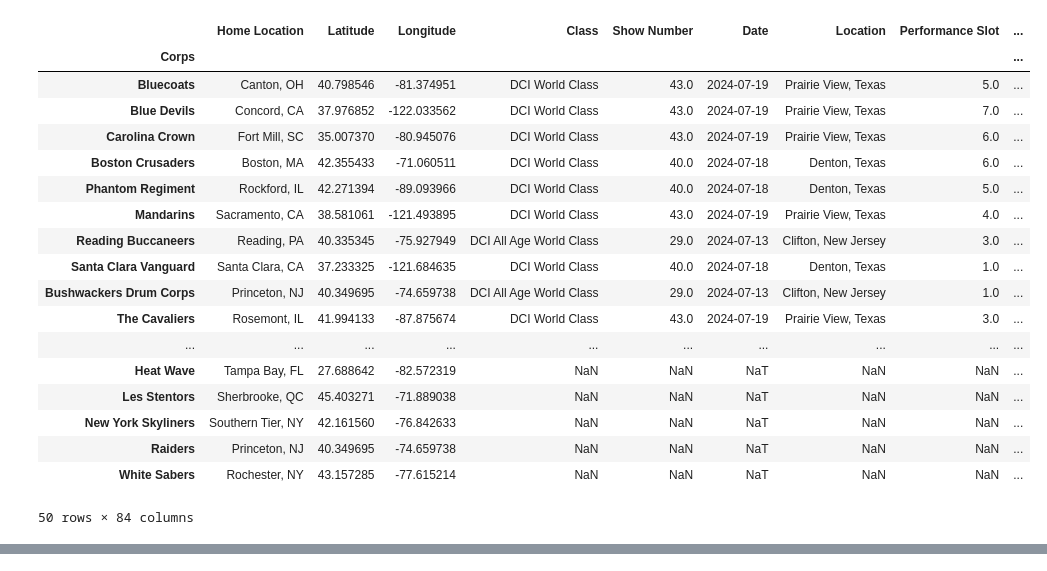
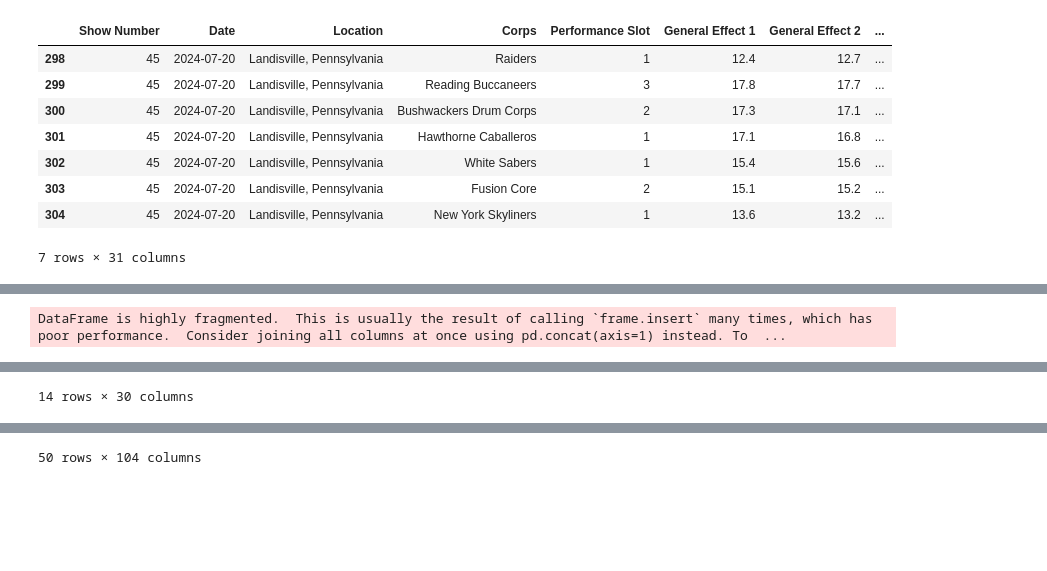
Before and after one commit to notromanramirez/dci-2024, a Jupyter notebook: dci2024.ipynb, the cells around one changed output, grey strips where cells are left out. Cells and saved outputs as stored; diff of their text form; code cells hidden in the pictures; blank space fills up the shorter version.

```diff
--- a/dci2024.ipynb
+++ b/dci2024.ipynb
@@ -220,5 +157,8 @@ day_of_season = (pd.Timestamp(today) - scores_table['Date'].min()).days
 # %%
 # determine difference in score by comp
+
+today = datetime.date.today()
+day_of_season = (pd.Timestamp(today) - scores_table['Date'].min()).days
 
 growth_fit_xab = lambda x,a,b: (a * x) + b
 
@@ -229,6 +169,7 @@ scores_table_rate.iloc[:,5:] = 0.0
 
 for corps in set(scores_table['Corps']):
     scores_table_corps = scores_table.loc[scores_table['Corps'] == corps]
+    # display(scores_table_corps)
     scores_table_diff_corps = scores_table_diff.loc[scores_table_diff['Corps'] == corps]
     scores_table_rate_corps = scores_table_rate.loc[scores_table_rate['Corps'] == corps]
 
@@ -299,11 +240,11 @@ for corps in set(scores_table['Corps']):
 
     corps_table.loc[corps, 'Best Music'] = ['Brass', 'Percussion'][int(corps_table.loc[corps, 'Average Normal Brass'] < corps_table.loc[corps, 'Average Normal Percussion'])] if corps_table.loc[corps, 'Average Normal Brass'] != corps_table.loc[corps, 'Average Normal Percussion'] else 'Neither'
 
-    with pd.option_context('display.max_rows', None, 'display.max_columns', None):
-        if corps == "Phantom Regiment":
-            display(scores_table_corps)
-            display(scores_table_diff_corps)
-            display(scores_table_rate_corps)
+    # with pd.option_context('display.max_rows', None, 'display.max_columns', None):
+    #     if corps == "Phantom Regiment":
+    #         display(scores_table_corps)
+    #         display(scores_table_diff_corps)
+    #         display(scores_table_rate_corps)
 
 corps_table['Rank of Last 3 Scores'] = corps_table['Average of Last 3 Scores'].rank(ascending=False, method='max')
 corps_table['Rank of Last Score'] = corps_table['Latest Score'].rank(ascending=False, method='max')
@@ -338,6 +279,6 @@ corps_table['Projected Championship Round'] = corps_table['Rank of Last 3 Scores
 
 captions_table = pd.DataFrame(['General Effect','Visual','Music','Multiple','Brass','Percussion','Neither'],columns=['Caption Title'])
 
-with pd.option_context('display.max_rows', None, 'display.max_columns', None):
-    display(corps_table)
-    display(scores_table_diff)
+# with pd.option_context('display.max_rows', None, 'display.max_columns', None):
+    # display(corps_table)
+    # display(scores_table_diff)
@@ -422,13 +285,16 @@ with pd.option_context('display.max_rows', None, 'display.max_columns', None):
 # %%
 # calculate placements per comp per group
 
-scores_table = scores_table.copy(deep=True)
+# scores_table = scores_table.copy(deep=True)
 set_show_numbers = set(scores_table['Show Number'])
 dict_corps_table_class = corps_table['Class'].to_dict()
 
 for show_number in set_show_numbers:
     scores_table_show = scores_table[scores_table['Show Number'] == show_number].copy(deep=True)
     scores_table_show.loc[:,'Class'] = scores_table_show['Corps'].map(dict_corps_table_class)
+
+    if show_number == 45:
+        display(scores_table_show)
 
     for performance_class in set(scores_table_show['Class']):
         scores_table_show_class = scores_table_show[scores_table_show['Class'] == performance_class].copy(deep=True)
@@ -436,49 +302,55 @@ for show_number in set_show_numbers:
 
         scores_table_show_class['Show and Class Placement'] = scores_table_show_class['Total Score'].rank(ascending=False, method='min')
         set_placement = scores_table_show_class['Show and Class Placement'].astype(int).to_dict()
 
+        scores_table_show_class['Show and Class Points'] = scores_table_show_class['Total Score'].rank(ascending=True, method='max')
+        set_points = scores_table_show_class['Show and Class Points'].astype(int).to_dict()
+
         for (k, v) in set_placement.items():
             scores_table.loc[k,'Show and Class Placement'] = v
 
+        for (k, v) in set_points.items():
+            scores_table.loc[k,'Show and Class Points'] = v
+
+
+with pd.option_context('display.max_rows', None, 'display.max_columns', None):
+    display(scores_table)
+
 scores_table['Show and Class Placement'] = scores_table['Show and Class Placement'].astype(int)
+scores_table['Show and Class Points'] = scores_table['Show and Class Points'].astype(int)
 
 max_placement = scores_table['Show and Class Placement'].max()
 
 corps_table['Participate Place'] = 0
 for (corps, row) in corps_table.iterrows():
     for i in range(1, max_placement + 1):
         corps_table.loc[corps, f'{i} Place'] = scores_table['Show and Class Placement'][scores_table['Show and Class Placement'] == i][scores_table['Corps'] == corps].count()
 
     corps_table.loc[corps, 'Participate Place'] = corps_table.loc[corps, [f'{i} Place' for i in range(3 + 1, max_placement + 1)]].sum()
+
+    corps_table.loc[corps, 'Total Points'] = scores_table['Show and Class Points'][scores_table['Corps'] == corps].sum()
+
+corps_table['Total Points'] = corps_table['Total Points'].astype(int)
 
 for i in range(1, max_placement + 1):
     corps_table[f'{i} Place'] = corps_table[f'{i} Place'].astype(int)
 
 corps_table_sorted_placement = corps_table.sort_values(by=[f'{i} Place' for i in range(1, max_placement + 1)], ascending=[False for _ in range(1, max_placement + 1)]).reset_index().copy(deep=True)
 corps_table_sorted_placement['Placement Rank'] = corps_table_sorted_placement.index + 1
 
 dict_placement = corps_table_sorted_placement.set_index("Corps")['Placement Rank'].to_dict()
 
 for (k, v) in dict_placement.items():
     corps_table.loc[k, 'Placement Rank'] = v
+display(scores_table[scores_table['Corps'] == 'Phantom Regiment'])
 display(corps_table)
 # %% [output]
-|  | Home Location | Latitude | Longitude | Class | Show Number | Date | Location | Performance Slot | ... |
-| Corps |  |  |  |  |  |  |  |  | ... |
-| Bluecoats | Canton, OH | 40.798546 | -81.374951 | DCI World Class | 43.0 | 2024-07-19 | Prairie View, Texas | 5.0 | ... |
-| Blue Devils | Concord, CA | 37.976852 | -122.033562 | DCI World Class | 43.0 | 2024-07-19 | Prairie View, Texas | 7.0 | ... |
-| Carolina Crown | Fort Mill, SC | 35.007370 | -80.945076 | DCI World Class | 43.0 | 2024-07-19 | Prairie View, Texas | 6.0 | ... |
-| Boston Crusaders | Boston, MA | 42.355433 | -71.060511 | DCI World Class | 40.0 | 2024-07-18 | Denton, Texas | 6.0 | ... |
-| Phantom Regiment | Rockford, IL | 42.271394 | -89.093966 | DCI World Class | 40.0 | 2024-07-18 | Denton, Texas | 5.0 | ... |
-| Mandarins | Sacramento, CA | 38.581061 | -121.493895 | DCI World Class | 43.0 | 2024-07-19 | Prairie View, Texas | 4.0 | ... |
-| Reading Buccaneers | Reading, PA | 40.335345 | -75.927949 | DCI All Age World Class | 29.0 | 2024-07-13 | Clifton, New Jersey | 3.0 | ... |
-| Santa Clara Vanguard | Santa Clara, CA | 37.233325 | -121.684635 | DCI World Class | 40.0 | 2024-07-18 | Denton, Texas | 1.0 | ... |
-| Bushwackers Drum Corps | Princeton, NJ | 40.349695 | -74.659738 | DCI All Age World Class | 29.0 | 2024-07-13 | Clifton, New Jersey | 1.0 | ... |
-| The Cavaliers | Rosemont, IL | 41.994133 | -87.875674 | DCI World Class | 43.0 | 2024-07-19 | Prairie View, Texas | 3.0 | ... |
-| ... | ... | ... | ... | ... | ... | ... | ... | ... | ... |
-| Heat Wave | Tampa Bay, FL | 27.688642 | -82.572319 | NaN | NaN | NaT | NaN | NaN | ... |
-| Les Stentors | Sherbrooke, QC | 45.403271 | -71.889038 | NaN | NaN | NaT | NaN | NaN | ... |
-| New York Skyliners | Southern Tier, NY | 42.161560 | -76.842633 | NaN | NaN | NaT | NaN | NaN | ... |
-| Raiders | Princeton, NJ | 40.349695 | -74.659738 | NaN | NaN | NaT | NaN | NaN | ... |
-| White Sabers | Rochester, NY | 43.157285 | -77.615214 | NaN | NaN | NaT | NaN | NaN | ... |
+|  | Show Number | Date | Location | Corps | Performance Slot | General Effect 1 | General Effect 2 | ... |
+| 298 | 45 | 2024-07-20 | Landisville, Pennsylvania | Raiders | 1 | 12.4 | 12.7 | ... |
+| 299 | 45 | 2024-07-20 | Landisville, Pennsylvania | Reading Buccaneers | 3 | 17.8 | 17.7 | ... |
+| 300 | 45 | 2024-07-20 | Landisville, Pennsylvania | Bushwackers Drum Corps | 2 | 17.3 | 17.1 | ... |
+| 301 | 45 | 2024-07-20 | Landisville, Pennsylvania | Hawthorne Caballeros | 1 | 17.1 | 16.8 | ... |
+| 302 | 45 | 2024-07-20 | Landisville, Pennsylvania | White Sabers | 1 | 15.4 | 15.6 | ... |
+| 303 | 45 | 2024-07-20 | Landisville, Pennsylvania | Fusion Core | 2 | 15.1 | 15.2 | ... |
+| 304 | 45 | 2024-07-20 | Landisville, Pennsylvania | New York Skyliners | 1 | 13.6 | 13.2 | ... |
-50 rows × 84 columns
+7 rows × 31 columns
@@ -484,0 +374 @@ display(corps_table)
+DataFrame is highly fragmented.  This is usually the result of calling `frame.insert` many times, which has poor performance.  Consider joining all columns at once using pd.concat(axis=1) instead. To  ...
@@ -484,0 +390 @@ display(corps_table)
+14 rows × 30 columns
@@ -485,3 +409,4 @@ display(corps_table)
+50 rows × 104 columns
 # %%
 from pybaseball import standings
 
```
Also changed, not shown: parts of 10 cells of this notebook, 24 other files.
